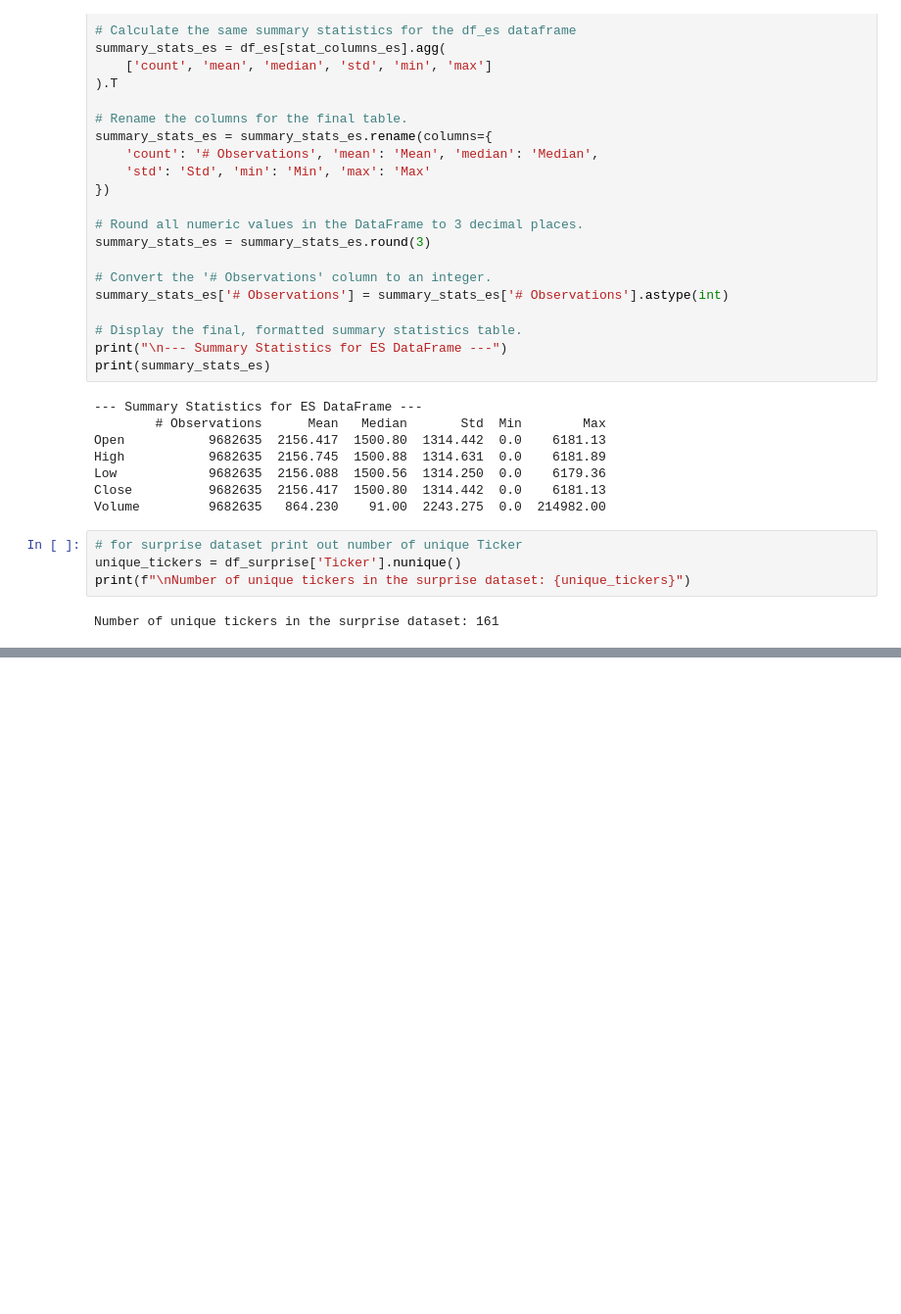
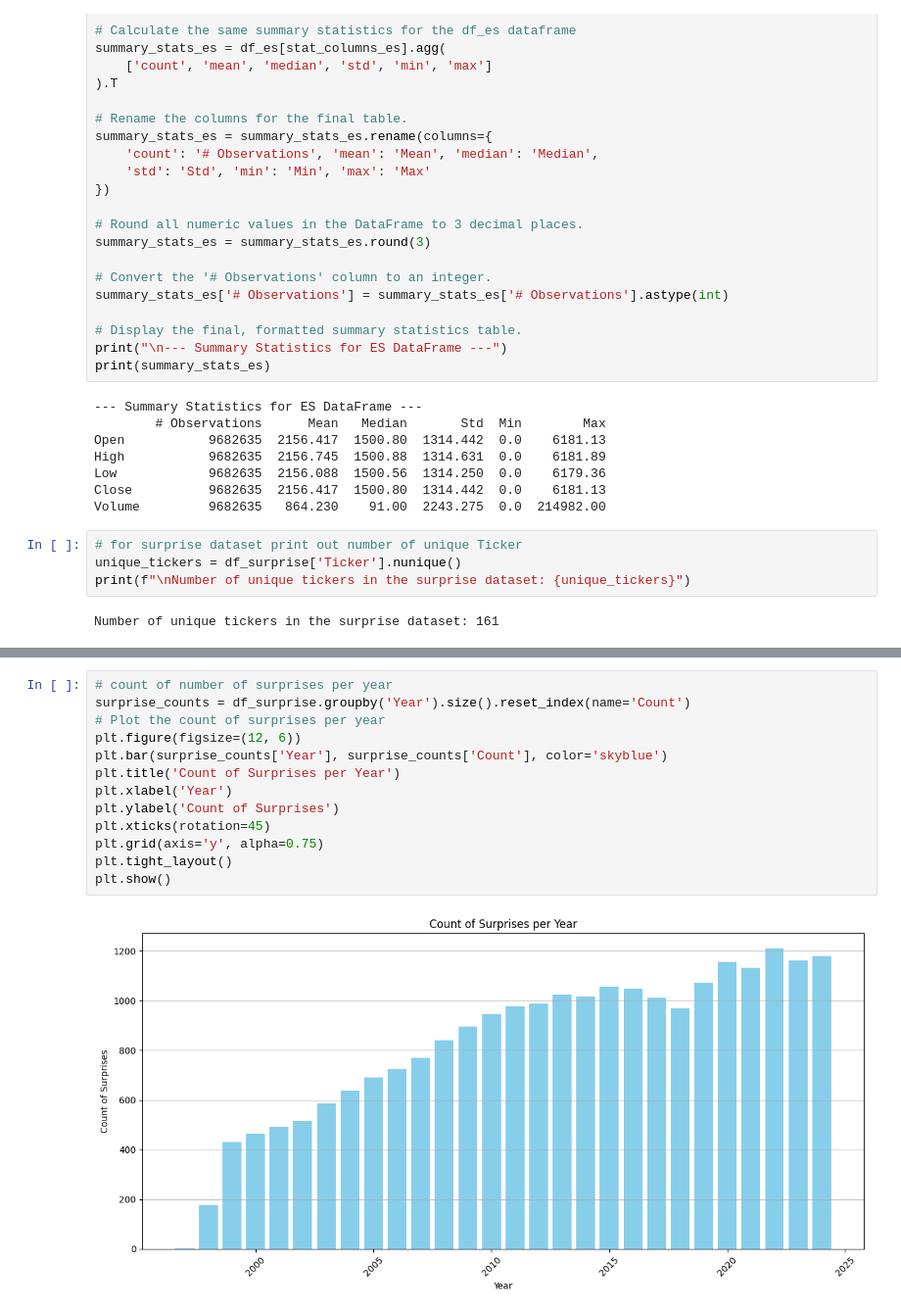
Before and after one commit to 513609/USA, a Jupyter notebook: Summary Statistics.ipynb, the cells around one changed output, grey strips where cells are left out. Shown at 98% size. Cells and saved outputs as stored; diff of their text form; blank space fills up the shorter version.

```diff
--- a/Summary Statistics.ipynb
+++ b/Summary Statistics.ipynb
@@ -572,0 +602,15 @@ Number of unique tickers in the surprise dataset: 161
+# %%
+# count of number of surprises per year
+surprise_counts = df_surprise.groupby('Year').size().reset_index(name='Count')
+# Plot the count of surprises per year
+plt.figure(figsize=(12, 6))
+plt.bar(surprise_counts['Year'], surprise_counts['Count'], color='skyblue')
+plt.title('Count of Surprises per Year')
+plt.xlabel('Year')
+plt.ylabel('Count of Surprises')
+plt.xticks(rotation=45)
+plt.grid(axis='y', alpha=0.75)
+plt.tight_layout()
+plt.show()
+# %% [output]
+[figure, added]
```
Also changed, not shown: parts of 2 cells of this notebook.
